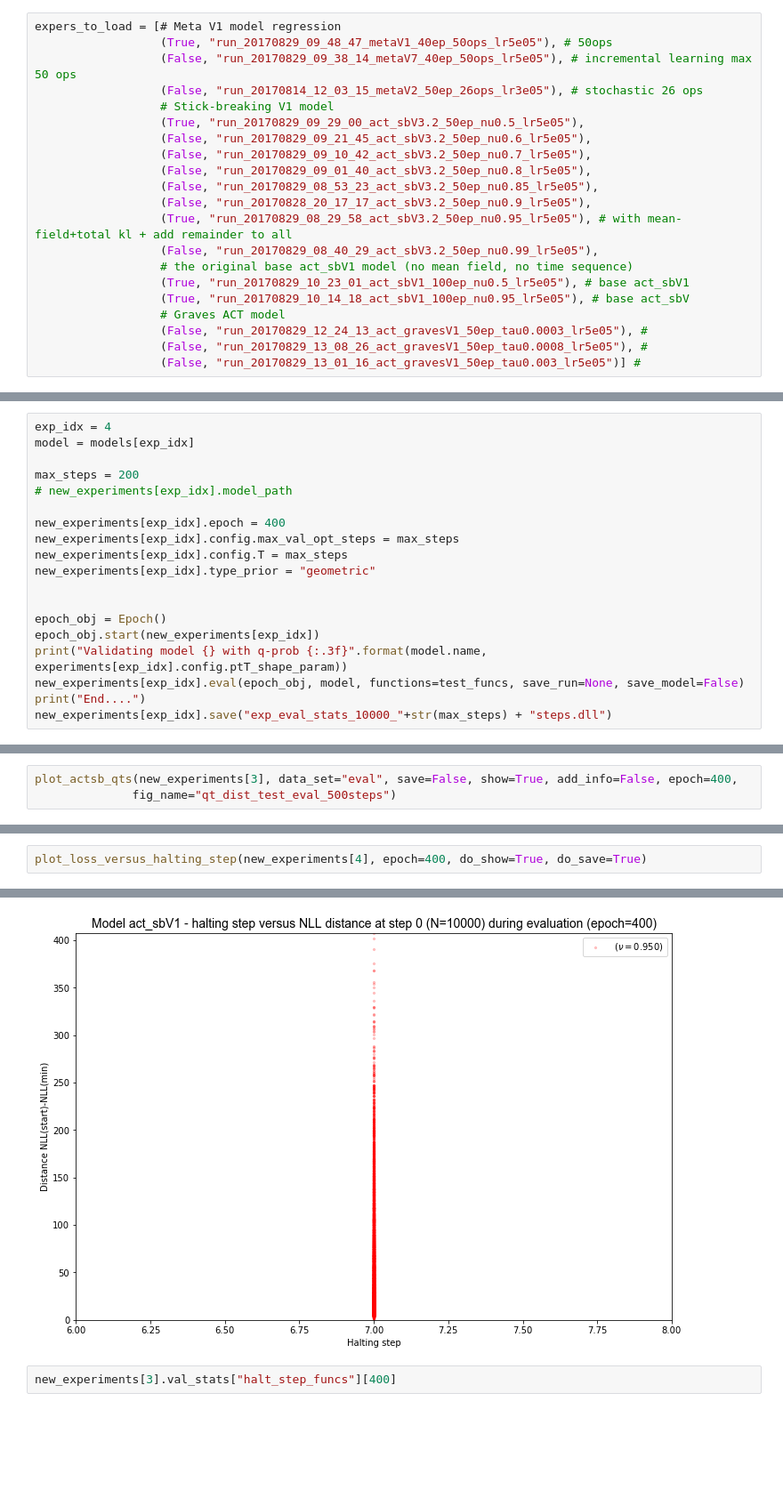
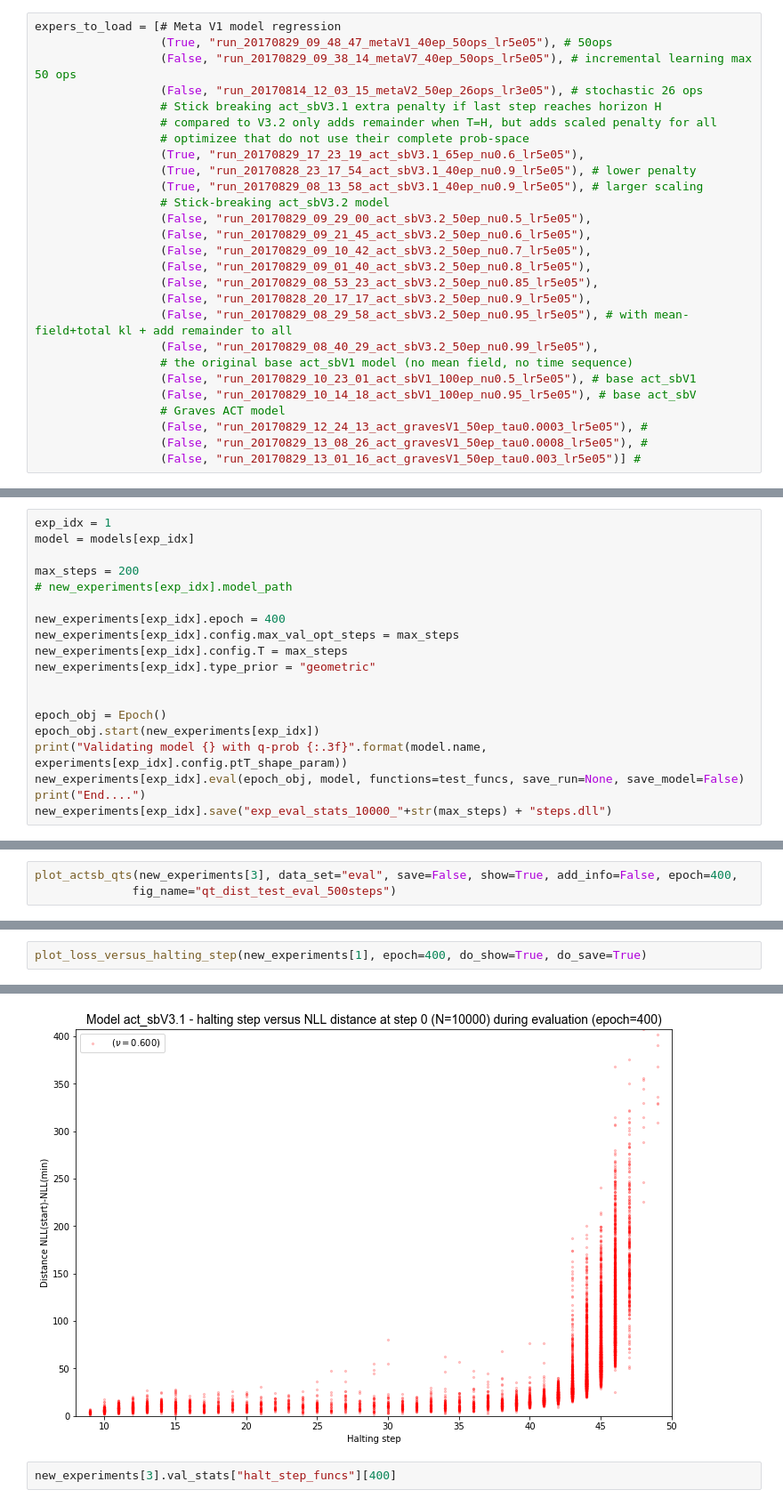
Before and after one commit to toologicbv/meta_learner, a Jupyter notebook: regression_results_actsb_1.ipynb, the cells around one changed output, grey strips where cells are left out. Shown at 89% size. Cells and saved outputs as stored; diff of their text form; blank space fills up the shorter version.

Commit message:
results from end of august w.r.t. act_sb and act_graves model

```diff
--- a/regression_results_actsb_1.ipynb
+++ b/regression_results_actsb_1.ipynb
@@ -54,18 +54,24 @@ expers_to_load = [# Meta V1 model regression
                   (True, "run_20170829_09_48_47_metaV1_40ep_50ops_lr5e05"), # 50ops
                   (False, "run_20170829_09_38_14_metaV7_40ep_50ops_lr5e05"), # incremental learning max 50 ops
                   (False, "run_20170814_12_03_15_metaV2_50ep_26ops_lr3e05"), # stochastic 26 ops
-                  # Stick-breaking V1 model
-                  (True, "run_20170829_09_29_00_act_sbV3.2_50ep_nu0.5_lr5e05"),
+                  # Stick breaking act_sbV3.1 extra penalty if last step reaches horizon H
+                  # compared to V3.2 only adds remainder when T=H, but adds scaled penalty for all
+                  # optimizee that do not use their complete prob-space
+                  (True, "run_20170829_17_23_19_act_sbV3.1_65ep_nu0.6_lr5e05"),
+                  (True, "run_20170828_23_17_54_act_sbV3.1_40ep_nu0.9_lr5e05"), # lower penalty
+                  (True, "run_20170829_08_13_58_act_sbV3.1_40ep_nu0.9_lr5e05"), # larger scaling
+                  # Stick-breaking act_sbV3.2 model
+                  (False, "run_20170829_09_29_00_act_sbV3.2_50ep_nu0.5_lr5e05"),
                   (False, "run_20170829_09_21_45_act_sbV3.2_50ep_nu0.6_lr5e05"),
                   (False, "run_20170829_09_10_42_act_sbV3.2_50ep_nu0.7_lr5e05"),
                   (False, "run_20170829_09_01_40_act_sbV3.2_50ep_nu0.8_lr5e05"),
                   (False, "run_20170829_08_53_23_act_sbV3.2_50ep_nu0.85_lr5e05"),
                   (False, "run_20170828_20_17_17_act_sbV3.2_50ep_nu0.9_lr5e05"),
-                  (True, "run_20170829_08_29_58_act_sbV3.2_50ep_nu0.95_lr5e05"), # with mean-field+total kl + add remainder to all
+                  (False, "run_20170829_08_29_58_act_sbV3.2_50ep_nu0.95_lr5e05"), # with mean-field+total kl + add remainder to all
                   (False, "run_20170829_08_40_29_act_sbV3.2_50ep_nu0.99_lr5e05"),
                   # the original base act_sbV1 model (no mean field, no time sequence)
-                  (True, "run_20170829_10_23_01_act_sbV1_100ep_nu0.5_lr5e05"), # base act_sbV1
-                  (True, "run_20170829_10_14_18_act_sbV1_100ep_nu0.95_lr5e05"), # base act_sbV
+                  (False, "run_20170829_10_23_01_act_sbV1_100ep_nu0.5_lr5e05"), # base act_sbV1
+                  (False, "run_20170829_10_14_18_act_sbV1_100ep_nu0.95_lr5e05"), # base act_sbV
                   # Graves ACT model
                   (False, "run_20170829_12_24_13_act_gravesV1_50ep_tau0.0003_lr5e05"), #
                   (False, "run_20170829_13_08_26_act_gravesV1_50ep_tau0.0008_lr5e05"), #
@@ -203,7 +202,7 @@ plot_parm_loss_steps(experiments, num_of_plots=4, do_show=True,
                      do_save=False, loss_type="loss", log_scale=False, max_step=20,
                     fig_name="metaV2_val_loss_during_training")
 # %%
-exp_idx = 4
+exp_idx = 1
 model = models[exp_idx]
 
 max_steps = 200
@@ -326,5 +325,5 @@ plot_dist_optimization_steps(new_experiments[2], data_set="eval", save=True, sho
 INFO - Successfully saved fig logs/run_20170815_14_33_06_act_sbV2_50ep_nu0.95_lr5e05/T_dist_eval.png
 [figure]
 # %%
-plot_loss_versus_halting_step(new_experiments[4], epoch=400, do_show=True, do_save=True)
+plot_loss_versus_halting_step(new_experiments[1], epoch=400, do_show=True, do_save=True)
 # %% [output]
@@ -332,4 +331,4 @@ INFO - Successfully saved fig logs/run_20170829_10_14_18_act_sbV1_100ep_nu0.95_l
-[figure, old version]
+[figure, new version]
 # %%
 new_experiments[3].val_stats["halt_step_funcs"][400]
 # %% [output]
```
Also changed, not shown: parts of 5 cells of this notebook, 7 other files.
